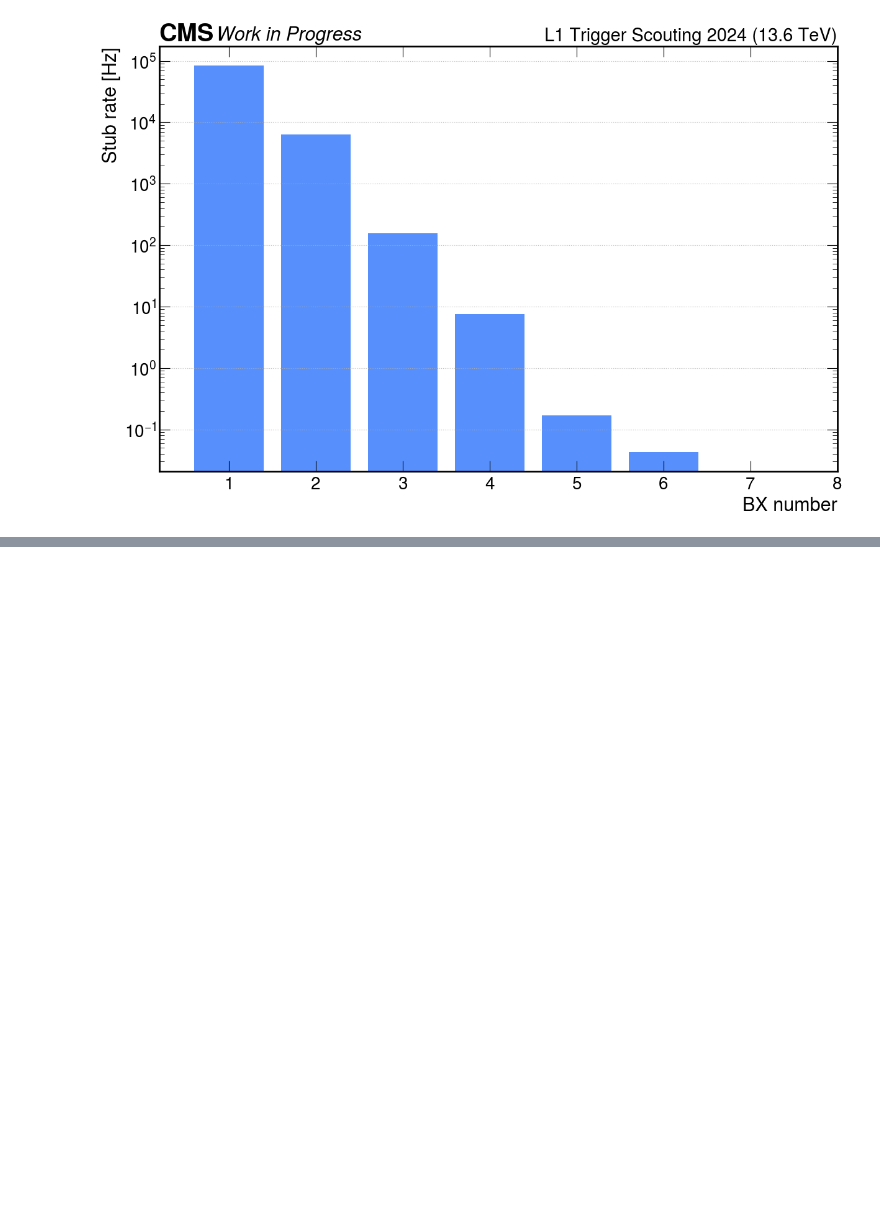
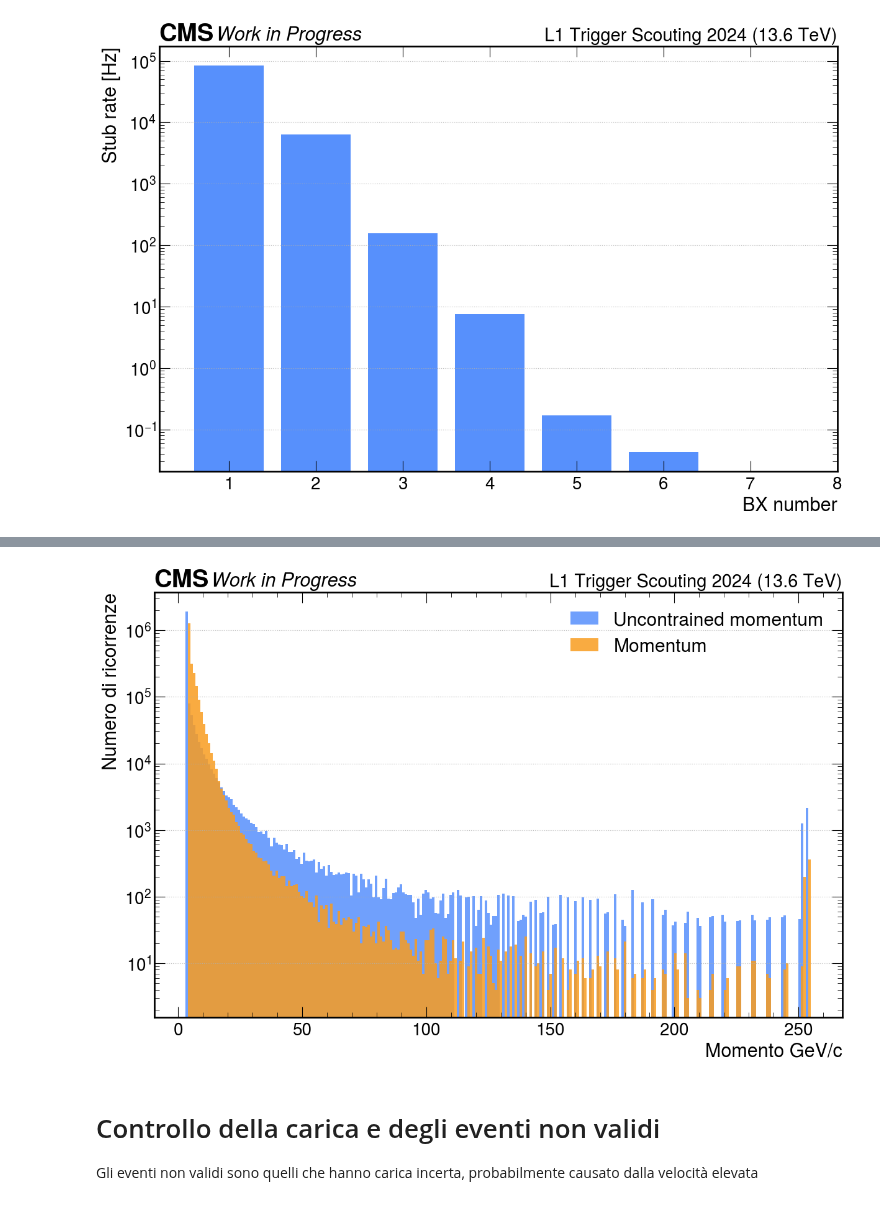
Before and after one commit to francescoreschio/Tesi-Triennale, a Jupyter notebook: Codice/BMTF.ipynb, the cells around one changed output, grey strips where cells are left out. Saved outputs shown, nothing was run; the diff lists cells and outputs as text; code cells hidden in the pictures; blank space fills up the shorter version.

```diff
--- a/Codice/BMTF.ipynb
+++ b/Codice/BMTF.ipynb
@@ -158,0 +225,26 @@ ax.set_yscale('log')
+# %%
+'''DA CONTROLLARE, NON NE SONO SICURO '''
+#Plot di Pt e Ptu uniti
+
+fig, ax = plt.subplots(figsize=(12, 8), constrained_layout=True)
+
+set_label_font(ax, FONTSIZE)
+set_tick_font(ax, FONTSIZE - 2)
+draw_cms_label(ax, fontsize= FONTSIZE, label="Work in Progress", rlabel="L1 Trigger Scouting 2024 (13.6 TeV)")
+
+ax.hist(Ptu, bins = 250, alpha = 0.85, label='Uncontrained momentum')
+ax.hist(Pt, bins = 250, alpha = 0.85, label='Momentum')
+
+ax.set_xlabel('Momento GeV/c')
+ax.set_ylabel('Numero di ricorrenze')
+ax.legend()
+#ax.set_xlim(0, 50)
+#ax.set_ylim(0, 1000)
+ax.grid(visible=True, axis='y')
+ax.set_yscale('log')
+# %% [output]
+[figure, added]
+# %% [markdown]
+# Controllo della carica e degli eventi non validi
+
+Gli eventi non validi sono quelli che hanno carica incerta, probabilmente causato dalla velocità elevata
```
Also changed, not shown: parts of 13 cells of this notebook, 3 other files.
